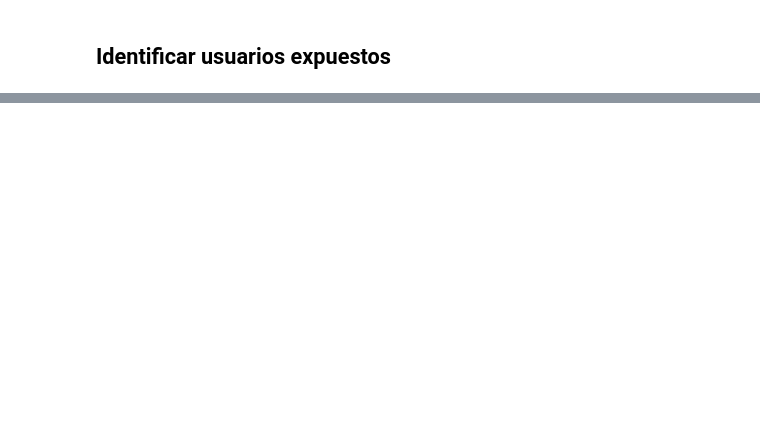
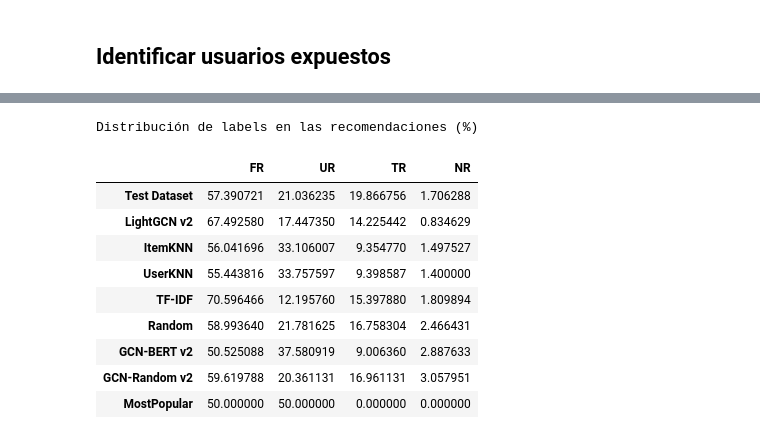
Before and after one commit to aLotOfGluten/IIC3633-Proyecto, a Jupyter notebook: midterm/Cold_Start_Recomendacion_Online_v2.ipynb, the cells around one changed output, grey strips where cells are left out. Drawn from its saved outputs; the diff is of its cells as text; code cells hidden in the pictures; blank space fills up the shorter version.

```diff
--- a/midterm/Cold_Start_Recomendacion_Online_v2.ipynb
+++ b/midterm/Cold_Start_Recomendacion_Online_v2.ipynb
@@ -1068,0 +1450,40 @@ Usuarios expuestos a fake news (FR):
+# %%
+labels_test = test_df.groupby('source_tree_id')[['tree_label', 'parent_label']].first().to_dict()
+labels_dict = {iid: labels_test['tree_label'].get(iid, 'NR') for iid in test_items_cold}
+item_idx_to_id_test = {v: k for k, v in item_to_idx_test.items()}
+
+def analyze_label_distribution_dict(recommendations, item_idx_to_id):
+    label_counts = {'TR': 0, 'FR': 0, 'UR': 0, 'NR': 0}
+    total = 0
+    for rec_list in recommendations.values():
+        for item_idx in rec_list:
+            item_id = item_idx_to_id.get(item_idx)
+            if item_id:
+                label = labels_dict.get(item_id, 'NR')
+                if label in label_counts:
+                    label_counts[label] += 1
+                total += 1
+    return {k: v/total*100 if total > 0 else 0 for k, v in label_counts.items()}
+
+baseline_dist = test_df['tree_label'].value_counts(normalize=True).to_dict()
+baseline_dist = {k: v*100 for k, v in baseline_dist.items()}
+
+dist_rows = {'Test Dataset': baseline_dist}
+for name in comparison_df.index:
+    dist_rows[name] = analyze_label_distribution_dict(model_results[name]['recs'], item_idx_to_id_test)
+
+dist_df = pd.DataFrame(dist_rows).T.fillna(0.0)
+print("\nDistribución de labels en las recomendaciones (%)")
+display(dist_df)
+# %% [output]
+Distribución de labels en las recomendaciones (%)
+|  | FR | UR | TR | NR |
+| Test Dataset | 57.390721 | 21.036235 | 19.866756 | 1.706288 |
+| LightGCN v2 | 67.492580 | 17.447350 | 14.225442 | 0.834629 |
+| ItemKNN | 56.041696 | 33.106007 | 9.354770 | 1.497527 |
+| UserKNN | 55.443816 | 33.757597 | 9.398587 | 1.400000 |
+| TF-IDF | 70.596466 | 12.195760 | 15.397880 | 1.809894 |
+| Random | 58.993640 | 21.781625 | 16.758304 | 2.466431 |
+| GCN-BERT v2 | 50.525088 | 37.580919 | 9.006360 | 2.887633 |
+| GCN-Random v2 | 59.619788 | 20.361131 | 16.961131 | 3.057951 |
+| MostPopular | 50.000000 | 50.000000 | 0.000000 | 0.000000 |
```
Also changed, not shown: parts of 15 cells of this notebook.
